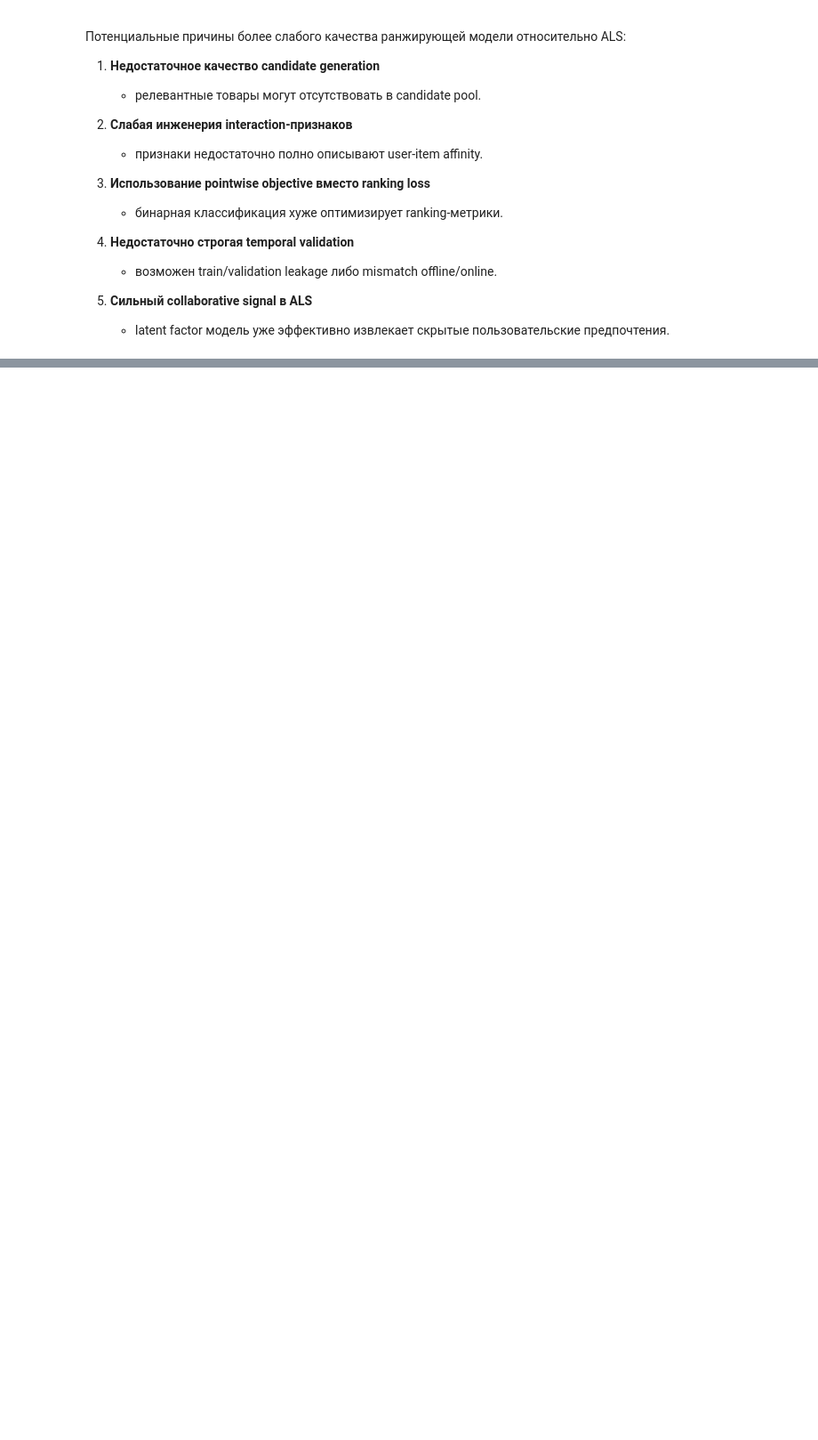
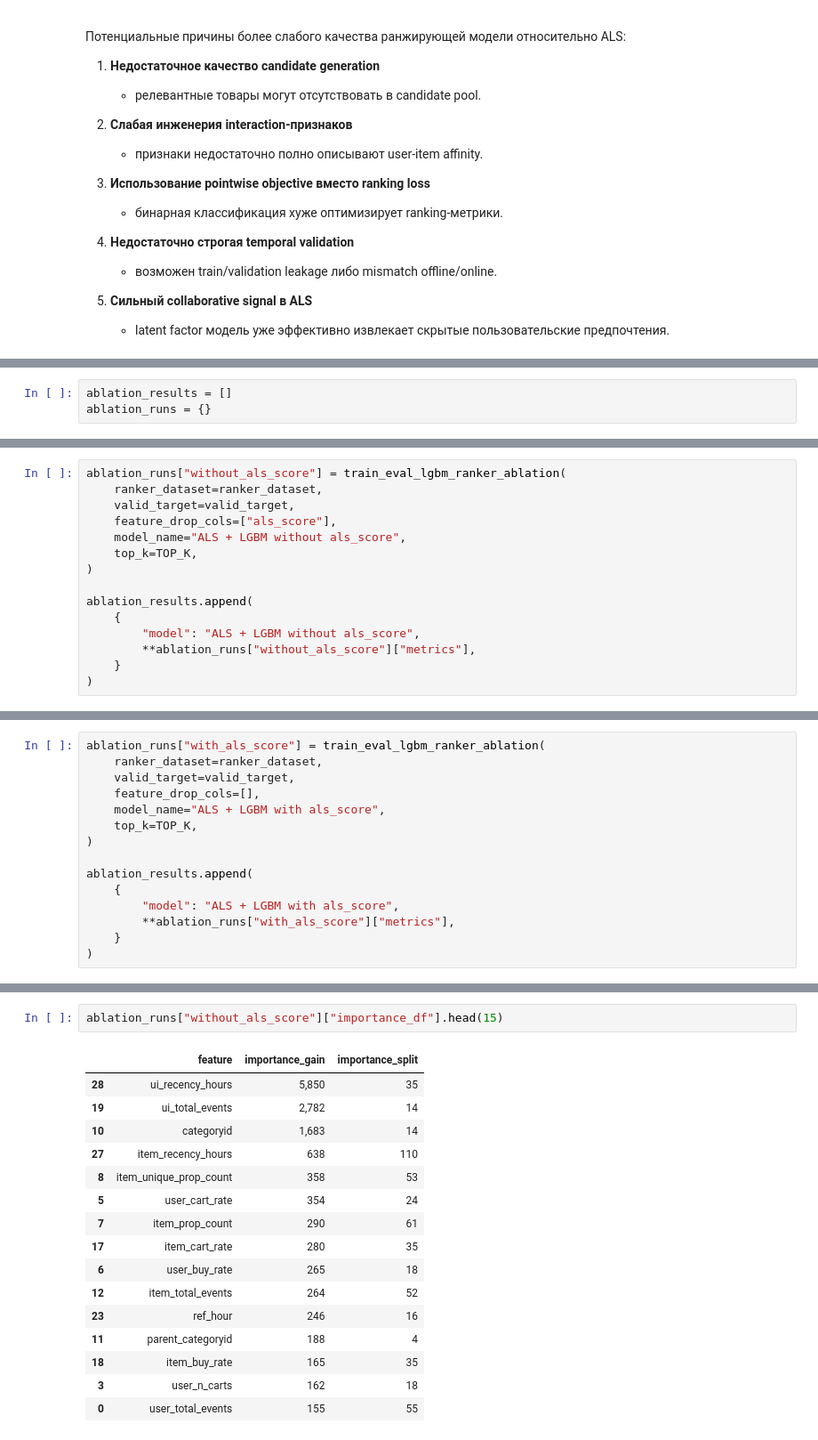
Before and after one commit to Manaam9/ecommerce-recsys, a Jupyter notebook: notebooks/02_modeling.ipynb, the cells around one changed output, grey strips where cells are left out. Shown at 89% size. Saved outputs shown, nothing was run; the diff lists cells and outputs as text; blank space fills up the shorter version.

Commit message:
ablation study

```diff
--- a/notebooks/02_modeling.ipynb
+++ b/notebooks/02_modeling.ipynb
@@ -2375,0 +3812,3 @@ with mlflow.start_run(run_name="lightgbm_ranker"):
+# %%
+ablation_results = []
+ablation_runs = {}
@@ -2375,0 +3830,15 @@ with mlflow.start_run(run_name="lightgbm_ranker"):
+# %%
+ablation_runs["without_als_score"] = train_eval_lgbm_ranker_ablation(
+    ranker_dataset=ranker_dataset,
+    valid_target=valid_target,
+    feature_drop_cols=["als_score"],
+    model_name="ALS + LGBM without als_score",
+    top_k=TOP_K,
+)
+
+ablation_results.append(
+    {
+        "model": "ALS + LGBM without als_score",
+        **ablation_runs["without_als_score"]["metrics"],
+    }
+)
@@ -2375,0 +3847,15 @@ with mlflow.start_run(run_name="lightgbm_ranker"):
+# %%
+ablation_runs["with_als_score"] = train_eval_lgbm_ranker_ablation(
+    ranker_dataset=ranker_dataset,
+    valid_target=valid_target,
+    feature_drop_cols=[],
+    model_name="ALS + LGBM with als_score",
+    top_k=TOP_K,
+)
+
+ablation_results.append(
+    {
+        "model": "ALS + LGBM with als_score",
+        **ablation_runs["with_als_score"]["metrics"],
+    }
+)
@@ -2375,0 +3880,19 @@ with mlflow.start_run(run_name="lightgbm_ranker"):
+# %%
+ablation_runs["without_als_score"]["importance_df"].head(15)
+# %% [output]
+|  | feature | importance_gain | importance_split |
+| 28 | ui_recency_hours | 5,850 | 35 |
+| 19 | ui_total_events | 2,782 | 14 |
+| 10 | categoryid | 1,683 | 14 |
+| 27 | item_recency_hours | 638 | 110 |
+| 8 | item_unique_prop_count | 358 | 53 |
+| 5 | user_cart_rate | 354 | 24 |
+| 7 | item_prop_count | 290 | 61 |
+| 17 | item_cart_rate | 280 | 35 |
+| 6 | user_buy_rate | 265 | 18 |
+| 12 | item_total_events | 264 | 52 |
+| 23 | ref_hour | 246 | 16 |
+| 11 | parent_categoryid | 188 | 4 |
+| 18 | item_buy_rate | 165 | 35 |
+| 3 | user_n_carts | 162 | 18 |
+| 0 | user_total_events | 155 | 55 |
```
Also changed, not shown: parts of 53 cells of this notebook.
